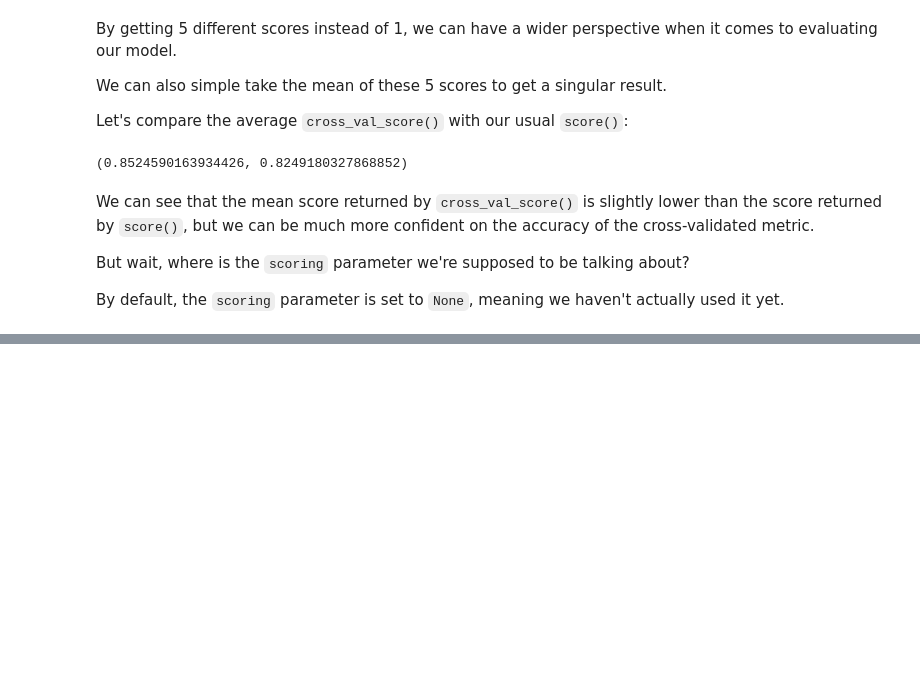
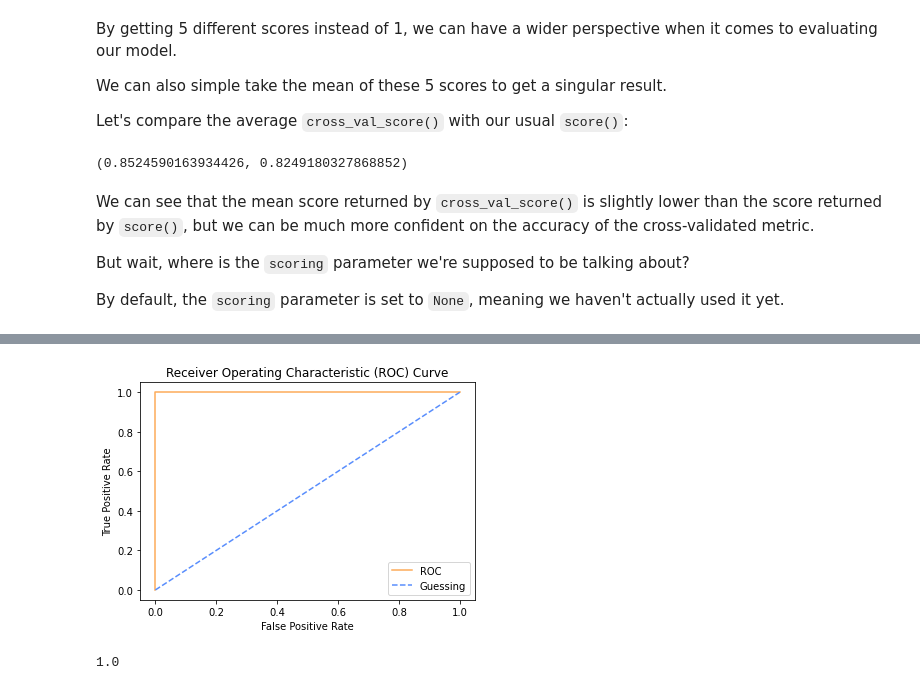
Before and after one commit to Insidiae/ztm-machine-learning, a Jupyter notebook: 4_scikit-learn_creating_machine_learning_models/introduction_to_scikit-learn.ipynb, the cells around one changed output, grey strips where cells are left out. Saved outputs shown, nothing was run; the diff lists cells and outputs as text; code cells hidden in the pictures; blank space fills up the shorter version.

```diff
--- a/4_scikit-learn_creating_machine_learning_models/introduction_to_scikit-learn.ipynb
+++ b/4_scikit-learn_creating_machine_learning_models/introduction_to_scikit-learn.ipynb
@@ -1232,0 +1353,9 @@ The [Scikit-Learn documentation](https://scikit-learn.org/stable/modules/model_e
+# %%
+fpr, tpr, thresholds = roc_curve(y_test, y_test)
+plot_roc_curve(fpr, tpr)
+# %% [output]
+[figure, added]
+# %%
+roc_auc_score(y_test, y_test)
+# %% [output]
+1.0
```
Also changed, not shown: parts of 46 cells of this notebook.
